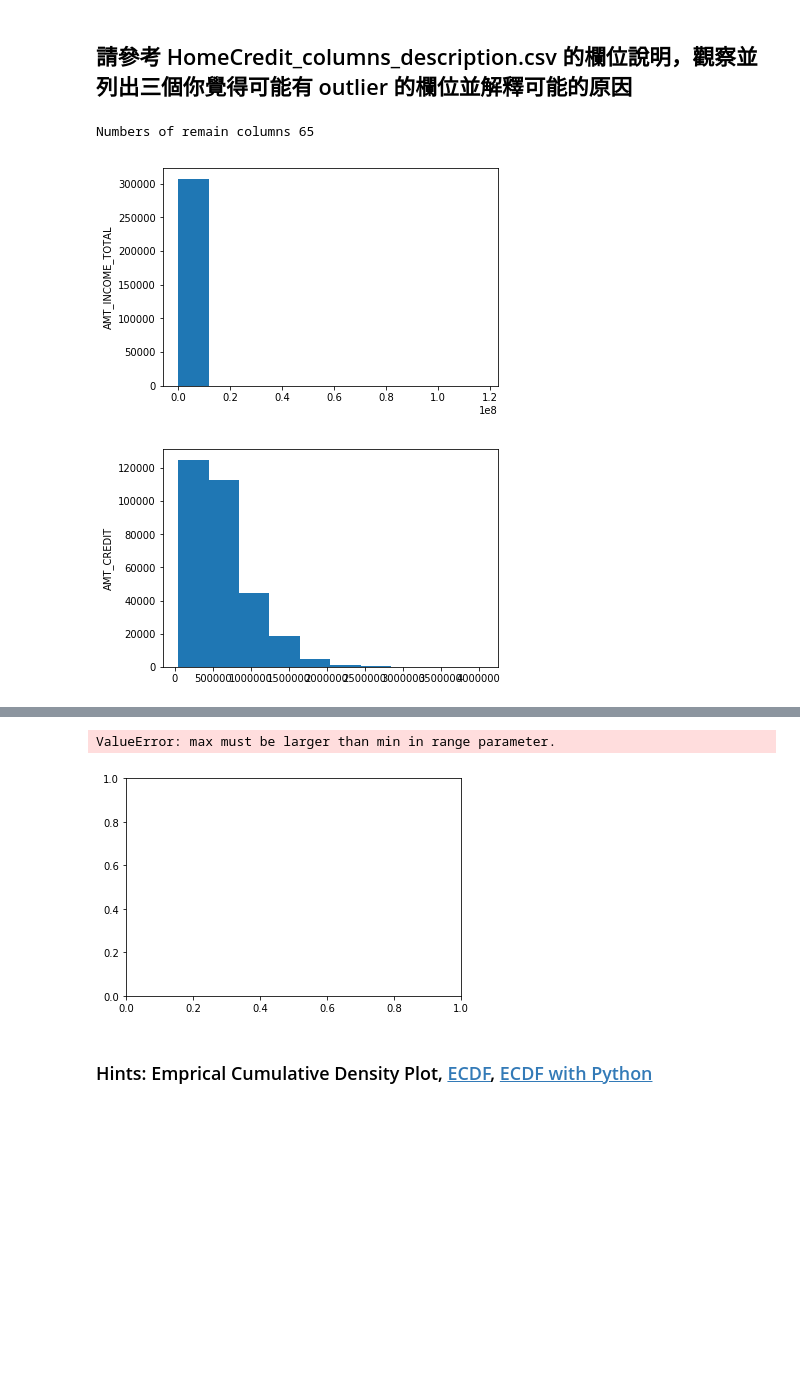
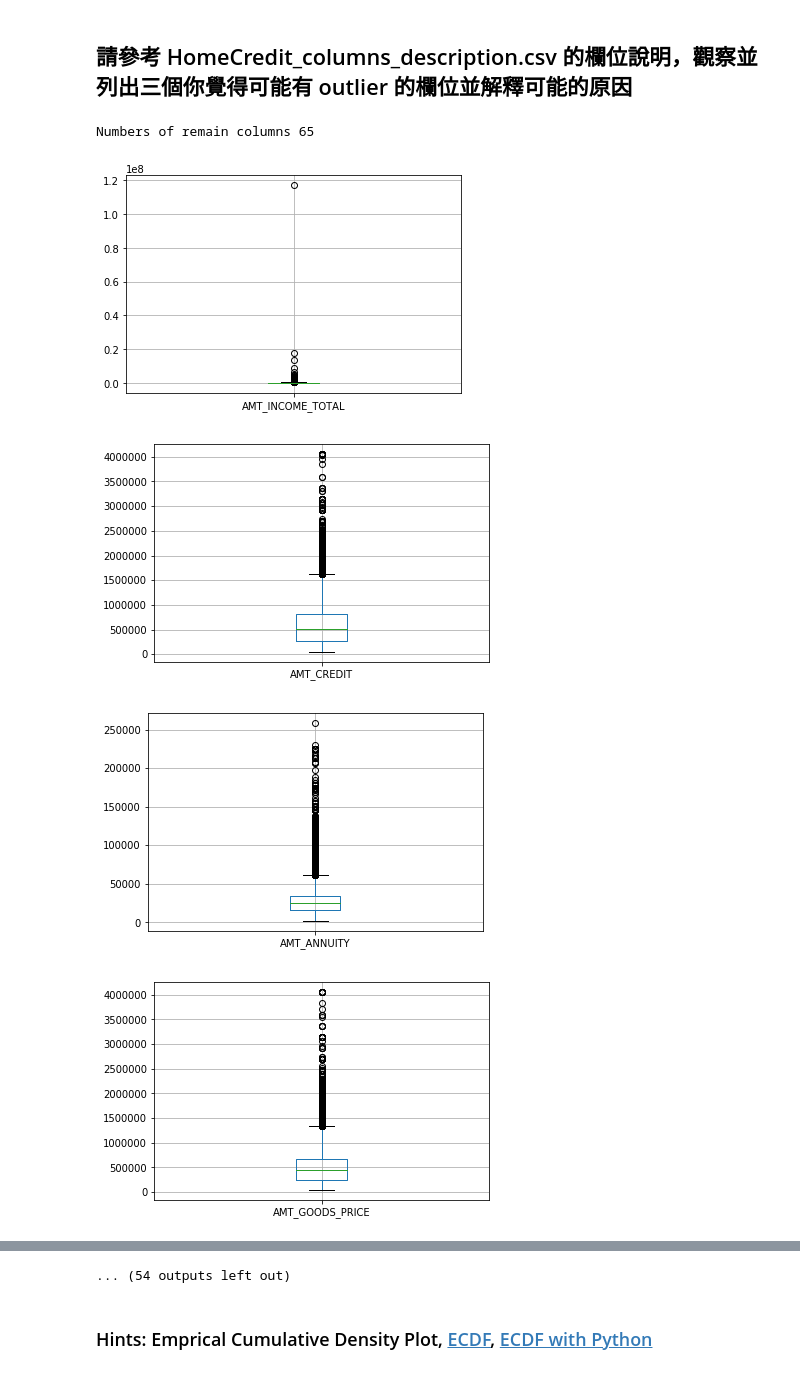
Before and after one commit to shirleyho0610/2nd-ML100Days, a Jupyter notebook: homework/Day_006_HW.ipynb, the cells around one changed output, grey strips where cells are left out. Cells and saved outputs as stored; diff of their text form; code cells hidden in the pictures; blank space fills up the shorter version.

```diff
--- a/homework/Day_006_HW.ipynb
+++ b/homework/Day_006_HW.ipynb
@@ -33,25 +33,26 @@ Path of read in data: ./data\application_train.csv
 # %%
 # 先篩選數值型的欄位
 """
 YOUR CODE HERE, fill correct data types (for example str, float, int, ...)
 """
-dtype_select = ['float']
+dtype_select = ['int', 'float']
 
 numeric_columns = list(app_train.columns[list(app_train.dtypes.isin(dtype_select))])
 
 # 再把只有 2 值 (通常是 0,1) 的欄位去掉
 numeric_columns = list(app_train[numeric_columns].columns[list(app_train[numeric_columns].apply(lambda x:len(x.unique())!=2 ))])
 print("Numbers of remain columns {}".format(len(numeric_columns)))
 
 # 檢視這些欄位的數值範圍
 for col in numeric_columns:
     """
     Your CODE HERE, make the box plot
     """
-    plt.hist(app_train[col])
-    plt.ylabel(col);
+    app_train.boxplot(col)
     plt.show()
 # %% [output]
 Numbers of remain columns 65
-[figure, old version]
+[figure, new version]
-[figure, old version]
+[figure, new version]
+[figure, new version]
+[figure, added]
@@ -58,5 +66,4 @@ Numbers of remain columns 65
-ValueError: max must be larger than min in range parameter.
+... (54 outputs left out)
-[figure, old version]
 # %%
 # 從上面的圖檢查的結果，至少這三個欄位好像有點可疑
 
```
Also changed, not shown: parts of 6 cells of this notebook, 1 other file.
